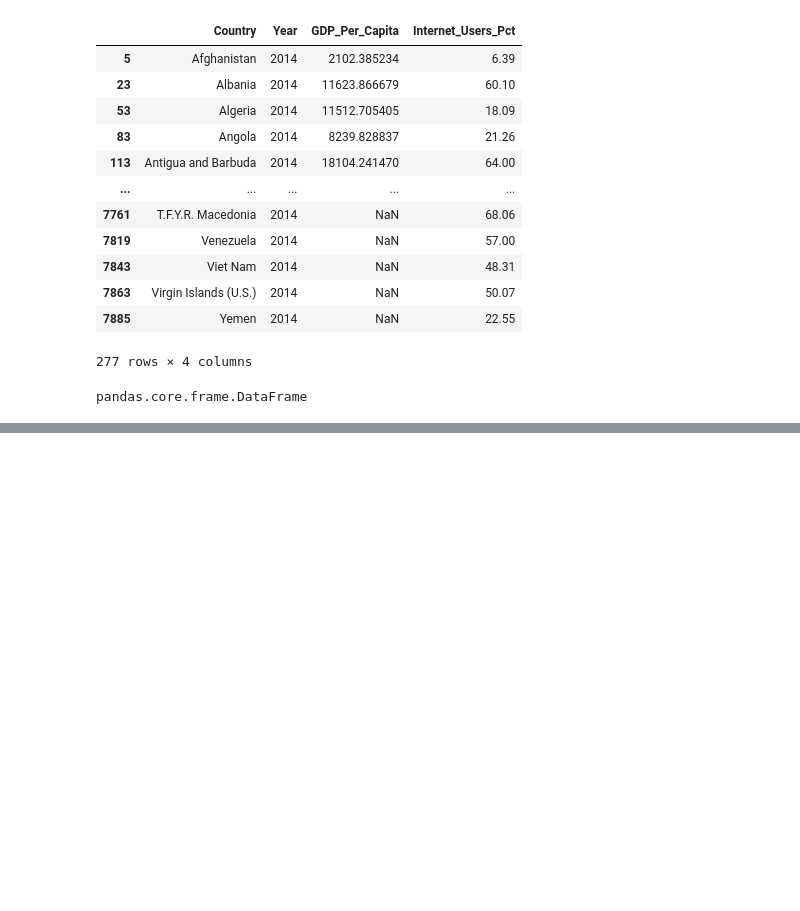
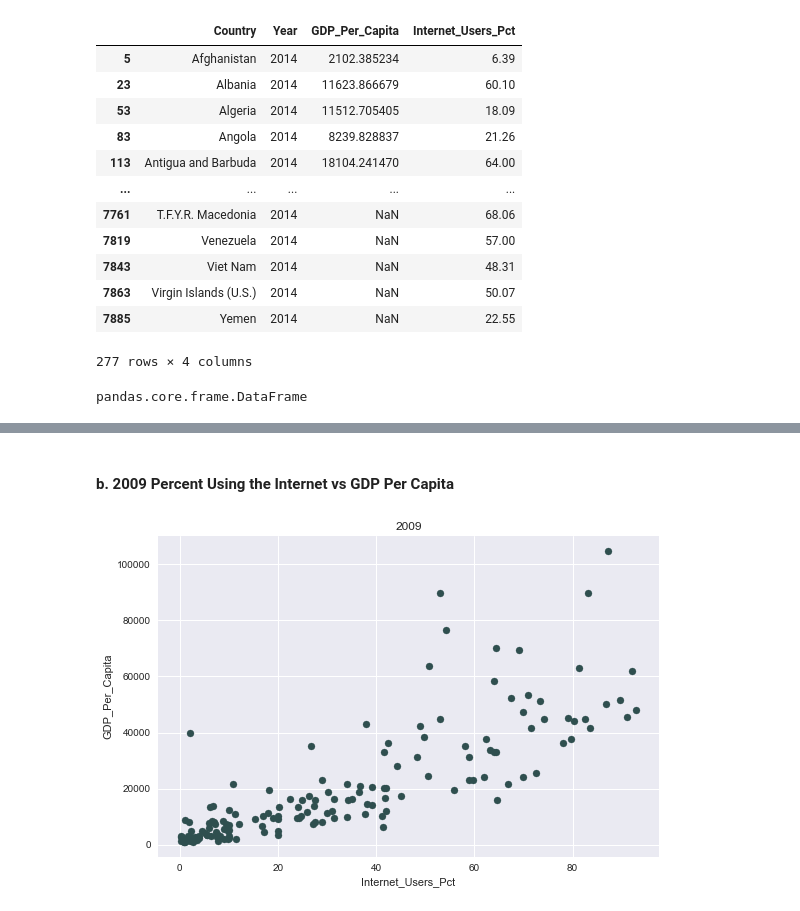
Before and after one commit to PatrickAtwater/gdp_-and_internet-PatrickAtwater, a Jupyter notebook: UN_Dataset.ipynb, the cells around one changed output, grey strips where cells are left out. Saved outputs shown, nothing was run; the diff lists cells and outputs as text; code cells hidden in the pictures; blank space fills up the shorter version.

```diff
--- a/UN_Dataset.ipynb
+++ b/UN_Dataset.ipynb
@@ -240,0 +321,11 @@ pandas.core.frame.DataFrame
+# %% [markdown]
+#### b.	2009 Percent Using the Internet vs GDP Per Capita
+# %%
+plt.scatter(gdp_internet_2009.Internet_Users_Pct,
+            gdp_internet_2009.GDP_Per_Capita, color = 'DarkSlateGray')
+plt.xlabel('Internet_Users_Pct')
+plt.ylabel('GDP_Per_Capita')
+plt.title('2009')
+plt.style.use('seaborn')
+# %% [output]
+[figure, added]
```
Also changed, not shown: parts of 31 cells of this notebook.
